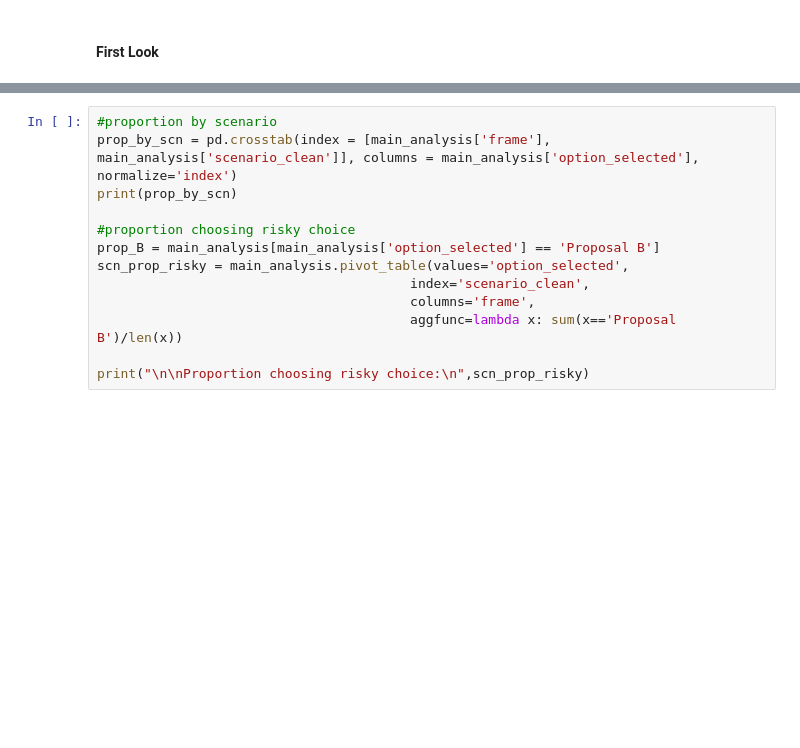
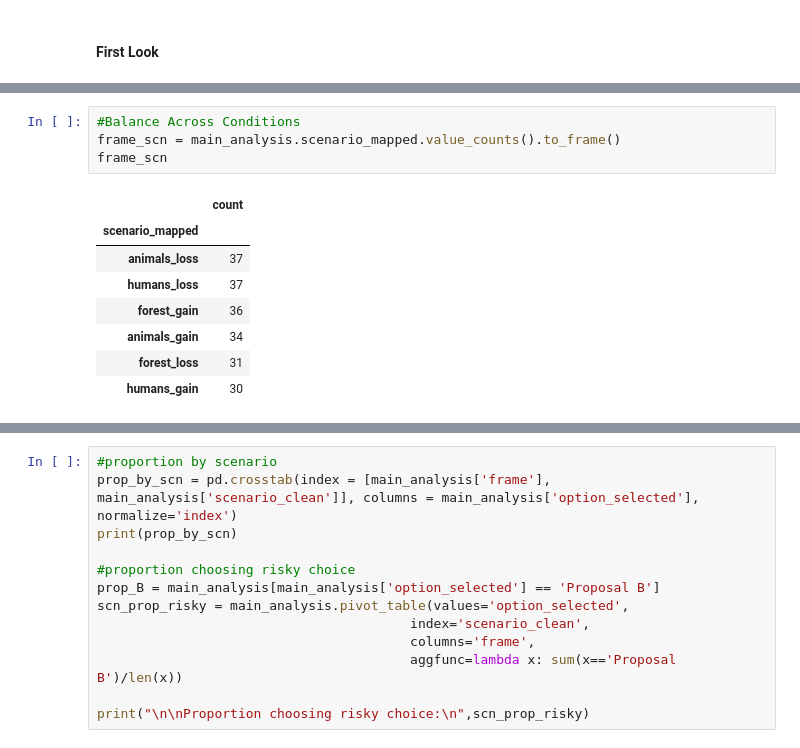
Before and after one commit to aking3806/riskychoiceframing_AI, a Jupyter notebook: Experiment 1/analysis/qualtrics_analysis.ipynb, the cells around one changed output, grey strips where cells are left out. Drawn from its saved outputs; the diff is of its cells as text; blank space fills up the shorter version.

```diff
--- a/Experiment 1/analysis/qualtrics_analysis.ipynb
+++ b/Experiment 1/analysis/qualtrics_analysis.ipynb
@@ -573,0 +602,13 @@ Proposal B         23    33
+# %%
+#Balance Across Conditions
+frame_scn = main_analysis.scenario_mapped.value_counts().to_frame()
+frame_scn
+# %% [output]
+|  | count |
+| scenario_mapped |  |
+| animals_loss | 37 |
+| humans_loss | 37 |
+| forest_gain | 36 |
+| animals_gain | 34 |
+| forest_loss | 31 |
+| humans_gain | 30 |
```
Also changed, not shown: parts of 45 cells of this notebook, 57 other files.
